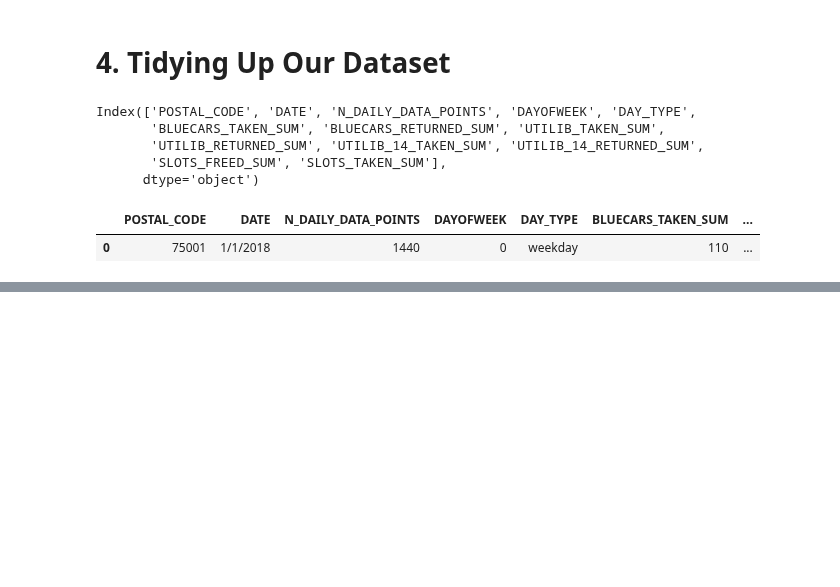
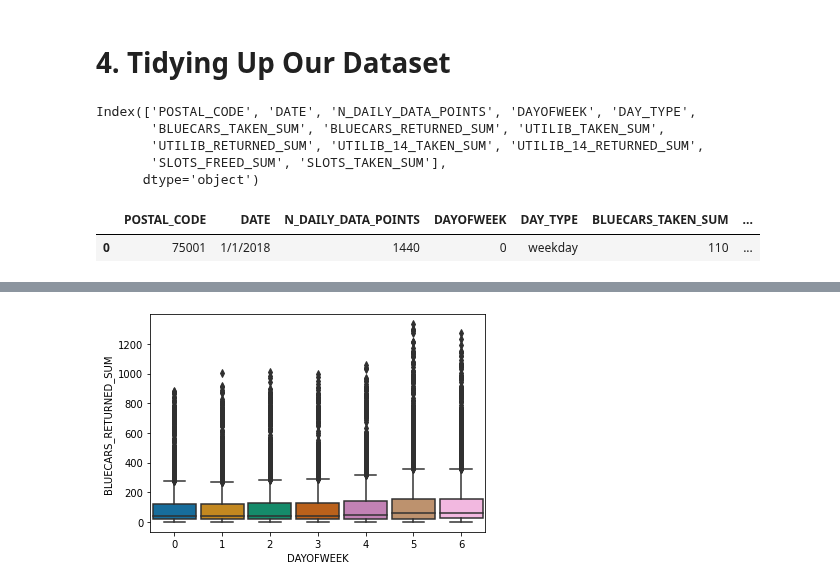
Before and after one commit to Obreintelly/Autolib-EDA, a Jupyter notebook: WEEK_4_HYPOTHESIS_TESTING_AUTOLIB_DATASET_27032021_CORE.ipynb, the cells around one changed output, grey strips where cells are left out. Drawn from its saved outputs; the diff is of its cells as text; code cells hidden in the pictures; blank space fills up the shorter version.

```diff
--- a/WEEK_4_HYPOTHESIS_TESTING_AUTOLIB_DATASET_27032021_CORE.ipynb
+++ b/WEEK_4_HYPOTHESIS_TESTING_AUTOLIB_DATASET_27032021_CORE.ipynb
@@ -106,0 +198,5 @@ df.head(1)
+# %%
+#Checking for outliers in Bluecars Returned
+bplot =sns.boxplot(y='BLUECARS_RETURNED_SUM', x='DAYOFWEEK', data= df,  width=0.9, palette='colorblind')
+# %% [output]
+[figure, added]
```
Also changed, not shown: parts of 37 cells of this notebook.
